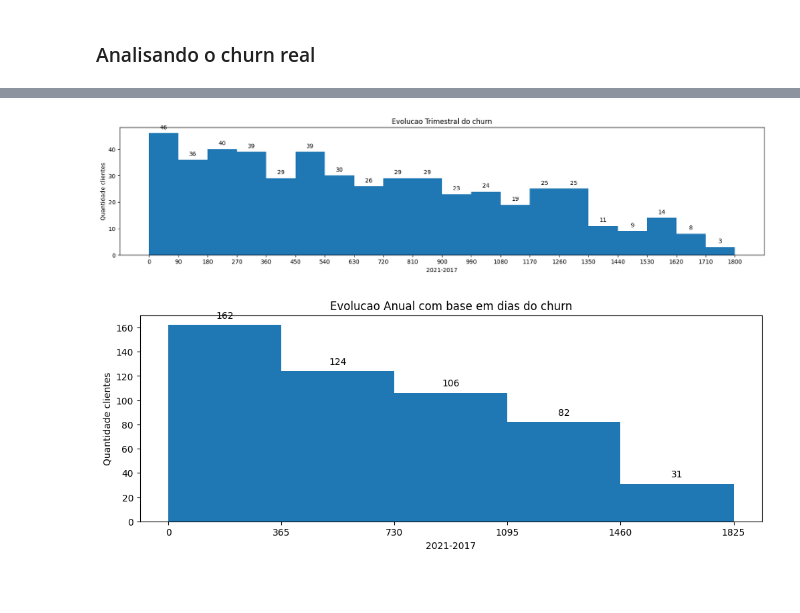
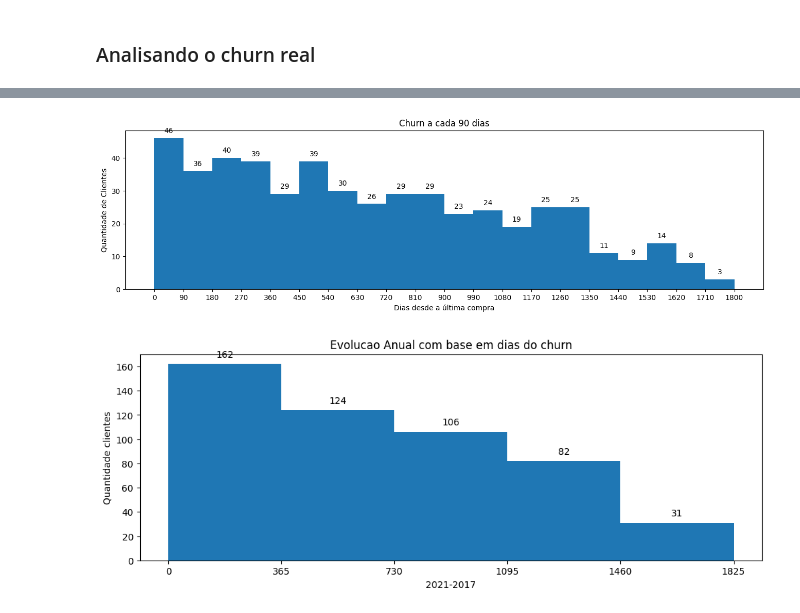
Before and after one commit to CarolinaCalvi/analise_churn, a Jupyter notebook: notebooks/analise_completa.ipynb, the cells around one changed output, grey strips where cells are left out. Saved outputs shown, nothing was run; the diff lists cells and outputs as text; code cells hidden in the pictures; blank space fills up the shorter version.

Commit message:
mudança do gráfico evolucao_trimestral_churn

```diff
--- a/notebooks/analise_completa.ipynb
+++ b/notebooks/analise_completa.ipynb
@@ -238,12 +237,13 @@ fig, ax = plt.subplots(figsize = (5,4))
 # Grafico de Barras
 g=sns.countplot(data = df1, x='churn')
 
-# Adicionando os valores no meio do grafico
+# Adicionando os valores no grafico
 for i in g.patches:
     height = i.get_height()
     g.text(i.get_x()+i.get_width()/2., height/2, f'{100*height/total:1.2f}%', ha="center", color='black')
 
-ax.set_xticklabels(['Sem Churn', 'Churn'])
+ax.set_xticklabels(['Não Churn', 'Churn'])
+plt.xlabel(' ')
 plt.ylabel('Quantidade clientes')
 plt.title('Porcentagem absoluta de Churn')
 plt.savefig('../graficos/churn_atual.png')
@@ -256,39 +290,40 @@ plt.show()
 # Query para identificar a quantidade de churn se baseando nos dias
 query= '''
 SELECT
     recency,
     COUNT(deleted_at) AS churn
     FROM df1
     WHERE deleted_at IS NOT NULL
     GROUP BY 1
 '''
 
 churn_data = ps.sqldf(query)
 
-# Criando uma lista de bins para setar corretamente o periodo que eu quero analisar (de mes em mes)
+# Criando uma lista de bins para setar corretamente o periodo que eu quero analisar
 max_recency = 30 * ((max(churn_data['recency']) + 29) // 30)
 bins = range(0, max_recency+31, 90)
 
 # Histograma
-plt.figure(figsize=(20,4))
+plt.figure(figsize=(16,4))
 plt.hist(churn_data['recency'], bins=bins, weights=churn_data['churn'])
 
 # Adicionando valores no topo do grafico
 for rect in plt.gca().patches:
     x = rect.get_x() + rect.get_width() / 2
     y = rect.get_height()
     plt.annotate(f'{y:.0f}', (x, y), xytext=(0, 5), textcoords='offset points', ha='center', va='bottom')
 
 ax.grid(False)
-plt.xlabel('2021-2017')
-plt.ylabel('Quantidade clientes')
-plt.title('Evolucao Trimestral do churn')
+plt.xlabel('Dias desde a última compra')
+plt.ylabel('Quantidade de Clientes')
+plt.title('Churn a cada 90 dias')
+
 # Renomeando o eixo x
 plt.xticks(range(0, max_recency+1, 90), [str(x) for x in range(0, max_recency+1, 90)])
 plt.savefig('../graficos/evolucao_trimestral_churn.png')
 plt.show()
 # %% [output]
-[figure, old version]
+[figure, new version]
 # %%
 max_recency = 30 * ((max(churn_data['recency']) + 29) // 30)
 
```
Also changed, not shown: parts of 19 cells of this notebook.
